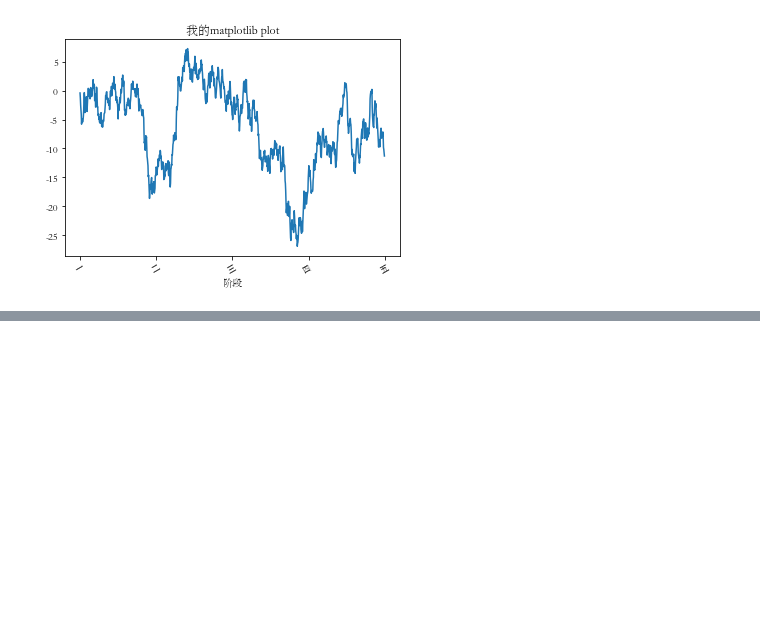
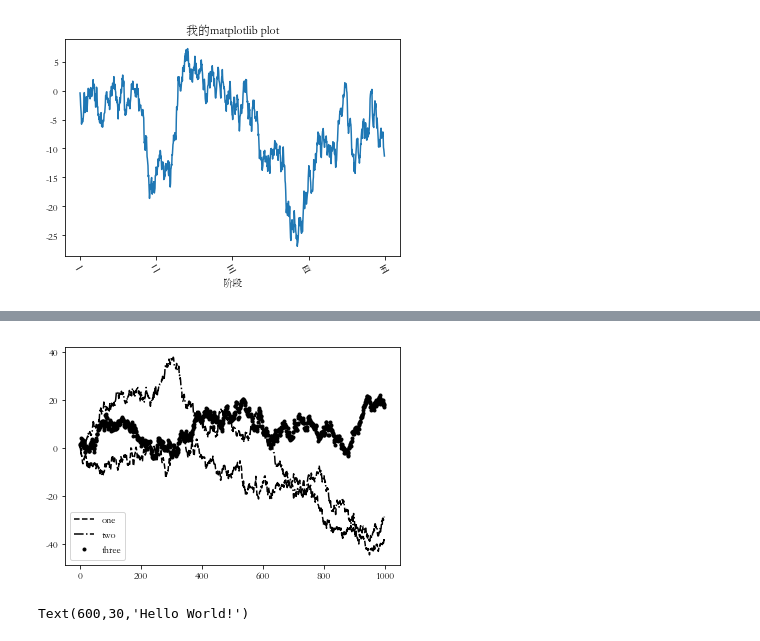
Before and after one commit to JanGin/pydata-book-learning, a Jupyter notebook: pydata-learning/ch8.ipynb, the cells around one changed output, grey strips where cells are left out. Saved outputs shown, nothing was run; the diff lists cells and outputs as text; code cells hidden in the pictures; blank space fills up the shorter version.

```diff
--- a/pydata-learning/ch8.ipynb
+++ b/pydata-learning/ch8.ipynb
@@ -156,0 +176,8 @@ fig
+# %%
+fig
+# %% [output]
+[figure, added]
+# %%
+ax.text(600, 30, 'Hello World!', family='monospace', fontsize=12)
+# %% [output]
+Text(600,30,'Hello World!')
```
Also changed, not shown: parts of 27 cells of this notebook.
